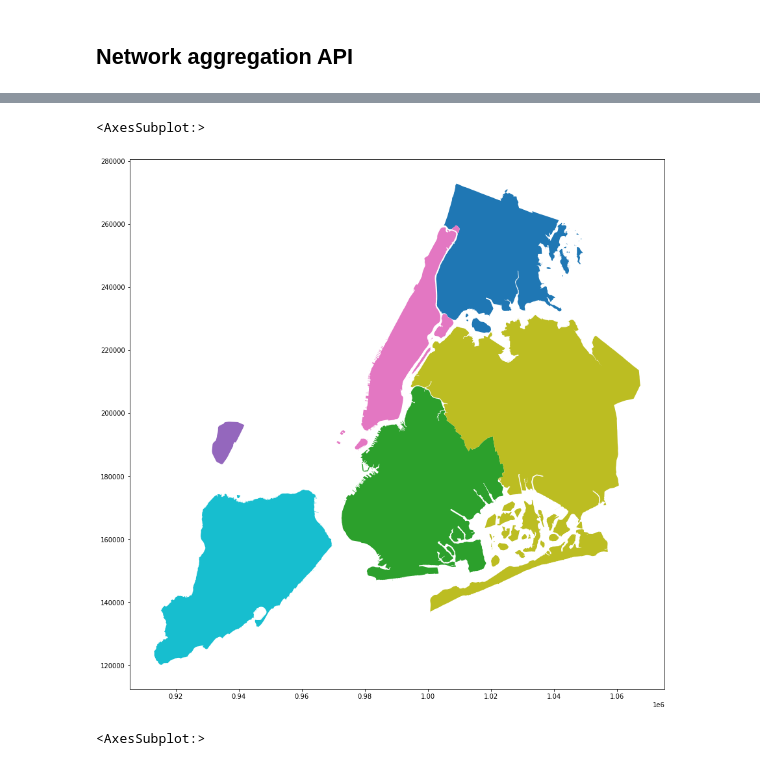
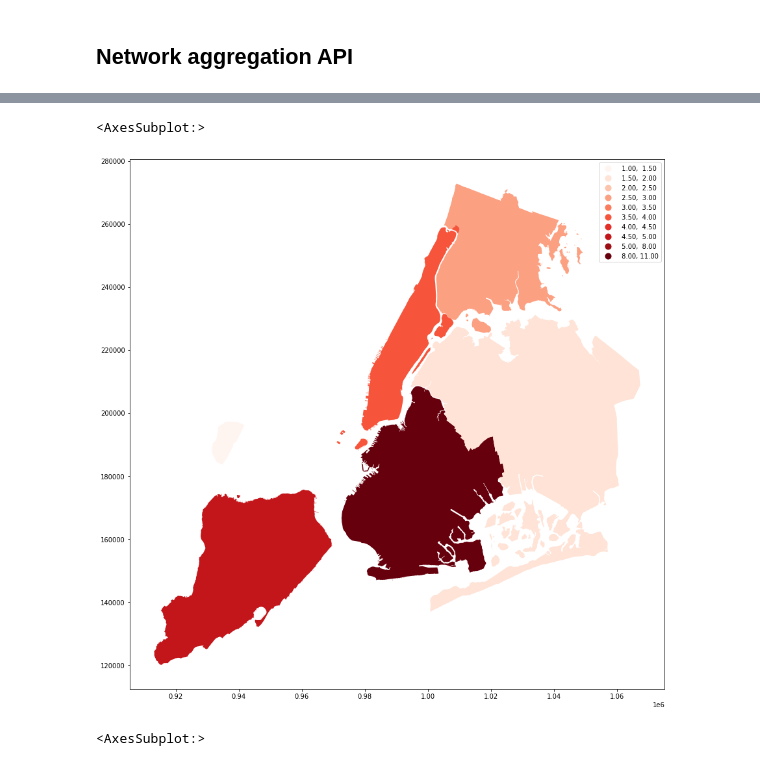
Before and after one commit to yuribogomolov/sttn, a Jupyter notebook: notebooks/nyc_taxi_demo.ipynb, the cells around one changed output, grey strips where cells are left out. Saved outputs shown, nothing was run; the diff lists cells and outputs as text; code cells hidden in the pictures.

```diff
--- a/notebooks/nyc_taxi_demo.ipynb
+++ b/notebooks/nyc_taxi_demo.ipynb
@@ -68,10 +68,11 @@ outgoing_agg_network.plot(figsize=(15,15), column='outgoing_passenger_count', cm
 ![title](img/group_nodes.png)
 # %%
 grouped = network.group_nodes('borough')
-grouped.plot(figsize=(15,15), cmap='tab10')
+#grouped.plot(figsize=(15,15), cmap='tab10')
+grouped.nodes.plot(figsize=(15,15), column='LocationID', cmap="Reds", scheme='quantiles', k=10, legend=True)
 # %% [output]
 <AxesSubplot:>
-[figure, old version]
+[figure, new version]
 # %%
 # fluid - Fluid Communities algorithm
 # clm - Clauset-Newman-Moore greedy modularity maximization algorithm
```
Also changed, not shown: parts of 4 cells of this notebook, 3 other files.
